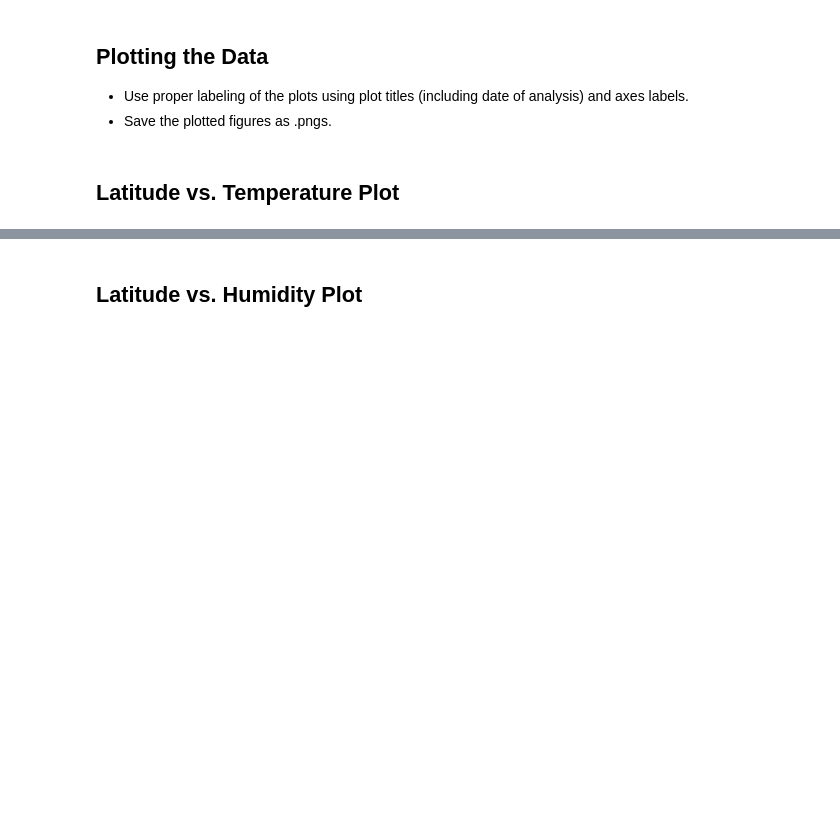
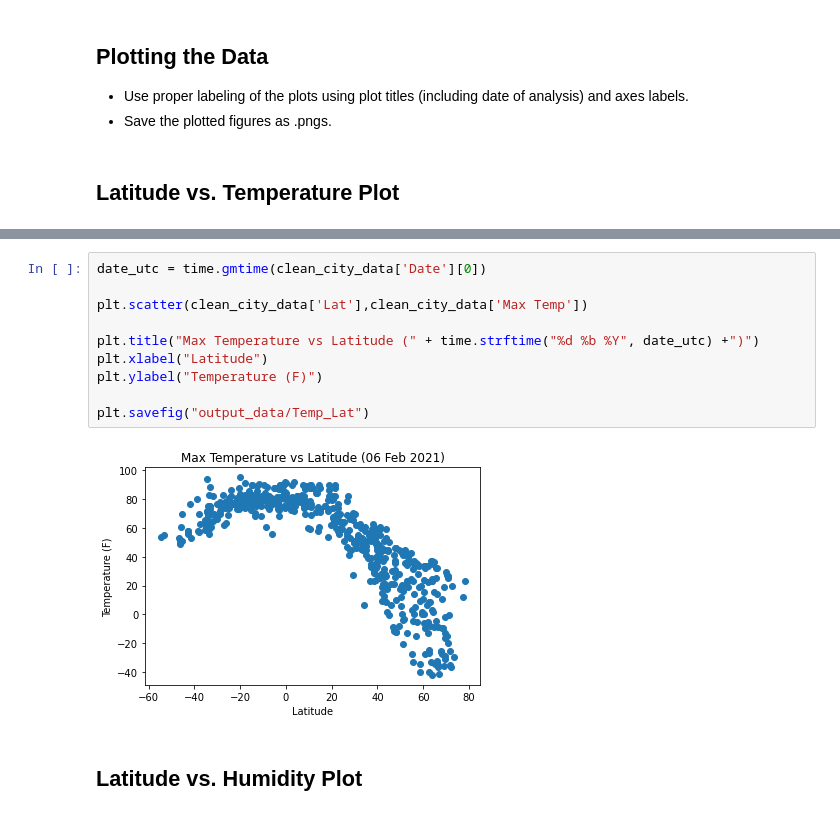
Before and after one commit to kellyf22/python-api-challenge, a Jupyter notebook: WeatherPy/WeatherPy_starter.ipynb, the cells around one changed output, grey strips where cells are left out. Drawn from its saved outputs; the diff is of its cells as text; blank space fills up the shorter version.

```diff
--- a/WeatherPy/WeatherPy_starter.ipynb
+++ b/WeatherPy/WeatherPy_starter.ipynb
@@ -137,2 +193,14 @@ Int64Index([], dtype='int64')
+# %%
+date_utc = time.gmtime(clean_city_data['Date'][0])
+
+plt.scatter(clean_city_data['Lat'],clean_city_data['Max Temp'])
+
+plt.title("Max Temperature vs Latitude (" + time.strftime("%d %b %Y", date_utc) +")")
+plt.xlabel("Latitude")
+plt.ylabel("Temperature (F)")
+
+plt.savefig("output_data/Temp_Lat")
+# %% [output]
+[figure, added]
 # %% [markdown]
 ## Latitude vs. Humidity Plot
```
Also changed, not shown: parts of 36 cells of this notebook, 14 other files.
